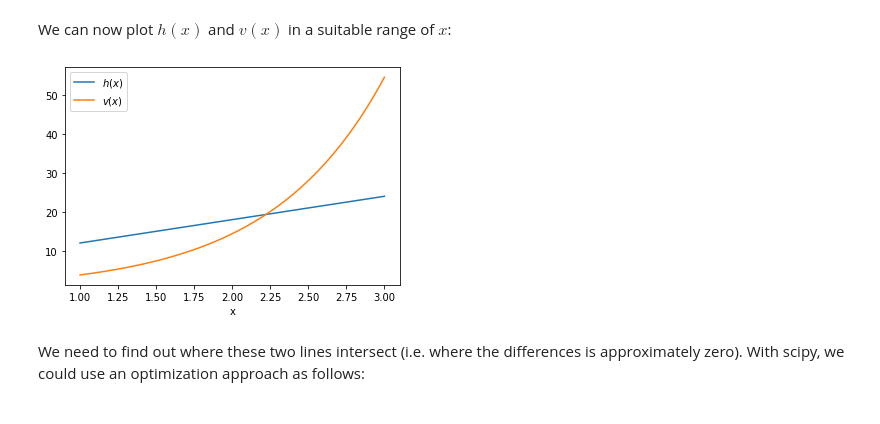
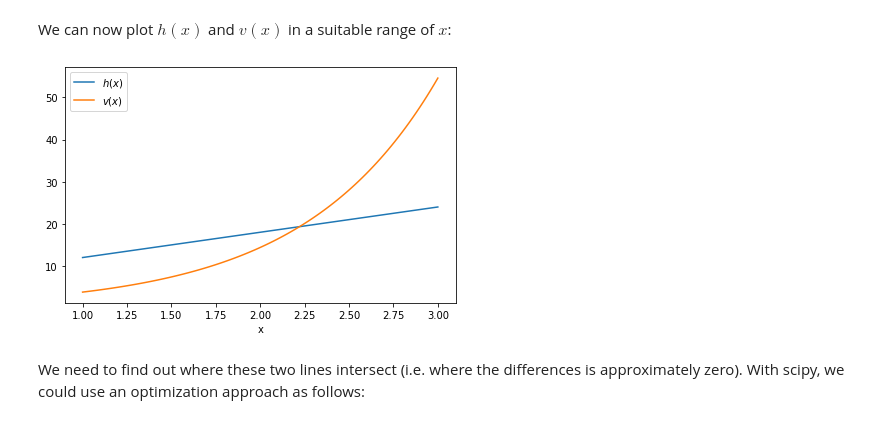
Before and after one commit to mikekestemont/minsampling, a Jupyter notebook: notebooks/estimating-diversity.ipynb, the cells around one changed output. Cells and saved outputs as stored; diff of their text form; code cells hidden in the pictures.

```diff
--- a/notebooks/estimating-diversity.ipynb
+++ b/notebooks/estimating-diversity.ipynb
@@ -740,11 +762,12 @@ We can now plot $h(x)$ and $v(x)$ in a suitable range of $x$:
 # %%
 x = np.linspace(1, 3, 100)
 plt.plot(x, 2 * f1 * (1 + x), label='$h(x)$')
 plt.plot(x, np.exp(x * (2 * f2 / f1)), label='$v(x)$')
 plt.xlabel('x')
+plt.tight_layout()
 plt.legend();
 # %% [output]
-[figure, old version]
+[figure, new version]
 # %% [markdown]
 We need to find out where these two lines intersect (i.e. where the differences is approximately zero). With scipy, we could use an optimization approach as follows:
 # %%
```
Also changed, not shown: parts of 39 cells of this notebook.
